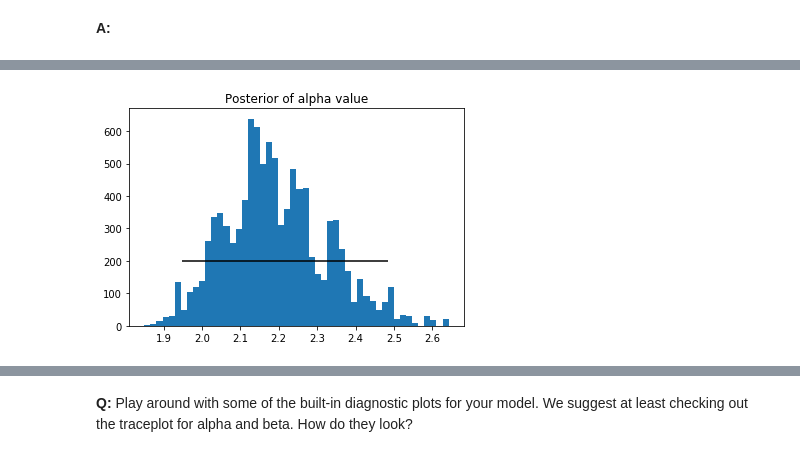
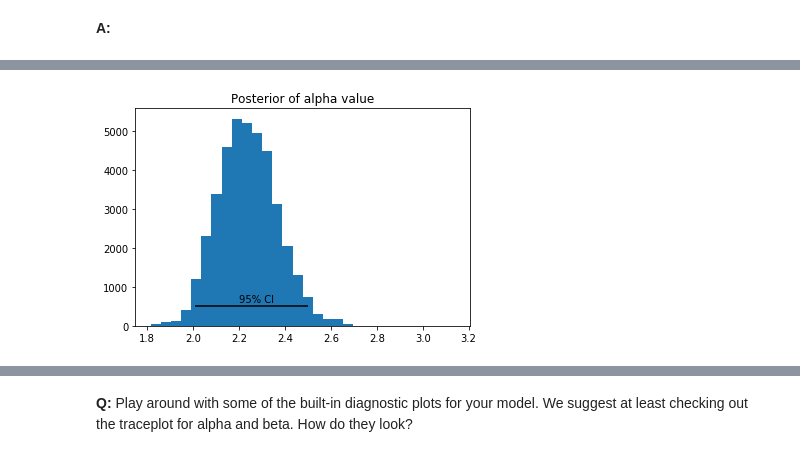
Before and after one commit to jon-e-pizza/Springboard, a Jupyter notebook: assignments/8_3_inferential_statistics.ipynb, the cells around one changed output, grey strips where cells are left out. Saved outputs shown, nothing was run; the diff lists cells and outputs as text; code cells hidden in the pictures.

```diff
--- a/assignments/8_3_inferential_statistics.ipynb
+++ b/assignments/8_3_inferential_statistics.ipynb
@@ -101,10 +101,10 @@ Hint: you may find it helpful to work backwards. Start with your `pm.Gamma`, and
 __A:__
 # %%
 with pm.Model() as model:
-    alpha_ = pm.Exponential('alpha', alpha_est)
+    alpha_ = pm.Exponential('alpha', 1/ alpha_est)
     rate_ = pm.Exponential('rate', 1 / beta_est)
     bayes = pm.Gamma('bayes', alpha=alpha_, beta=rate_, observed=no_insurance)
 
     step = pm.Metropolis()
-    trace = pm.sample(10000, step=step, chains=1)
+    trace = pm.sample(10000, step=step)
 # %% [output]
@@ -141,7 +141,8 @@ pd.Series(trace['alpha']).plot.kde()
 # %%
-_ = plt.hist(trace['alpha'], bins=50)
-_ = plt.hlines(200, alpha_ci[0], alpha_ci[1], colors='k')
+_ = plt.hist(trace['alpha'], bins=30)
+_ = plt.hlines(500, alpha_ci[0], alpha_ci[1], colors='k')
 plt.title('Posterior of alpha value')
+plt.annotate('95% CI', (2.2, 600))
 plt.show()
 # %% [output]
-[figure, old version]
+[figure, new version]
```
Also changed, not shown: parts of 14 cells of this notebook.
